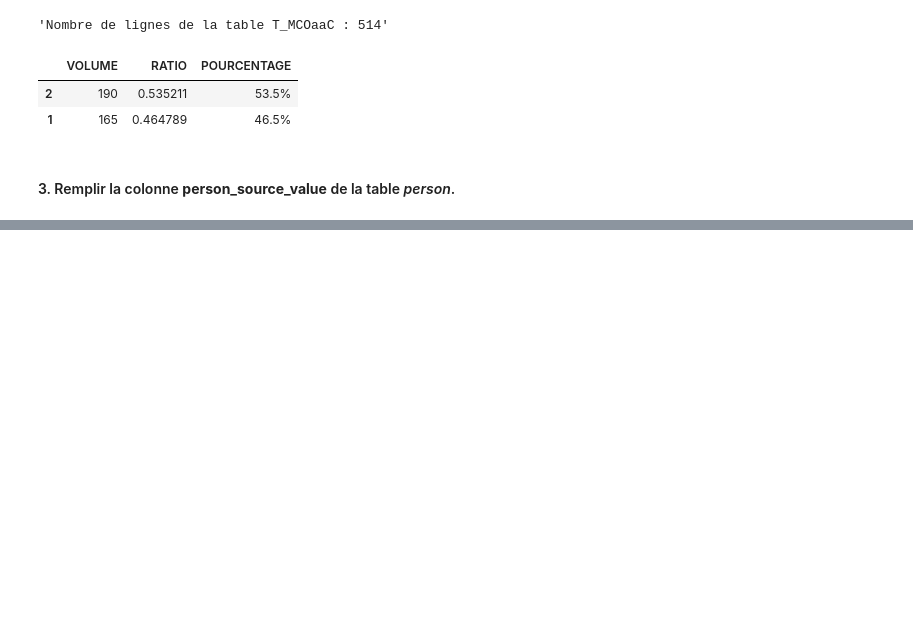
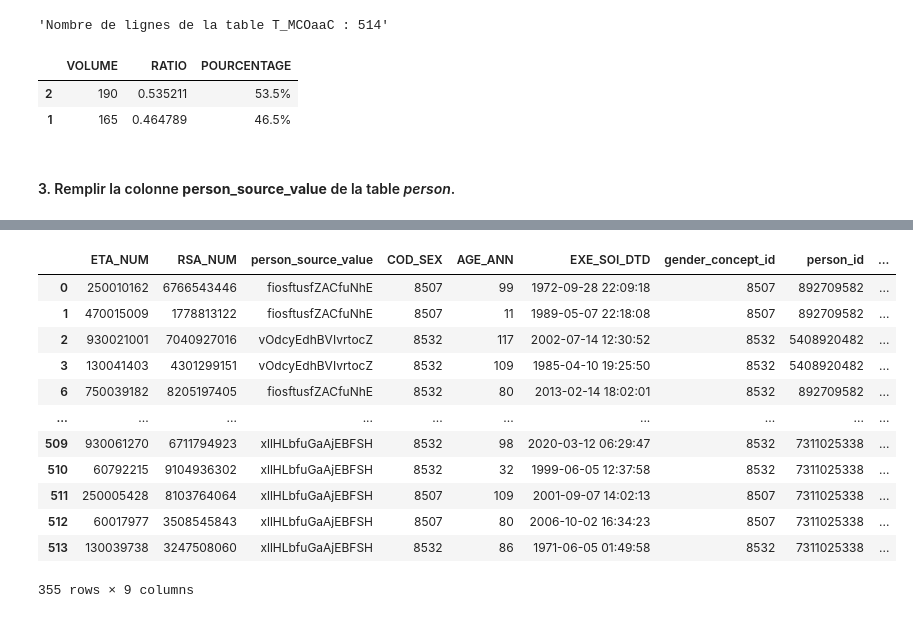
Before and after one commit to salishrodinger/Test_HDH, a Jupyter notebook: test_snds.ipynb, the cells around one changed output, grey strips where cells are left out. Saved outputs shown, nothing was run; the diff lists cells and outputs as text; code cells hidden in the pictures; blank space fills up the shorter version.

```diff
--- a/test_snds.ipynb
+++ b/test_snds.ipynb
@@ -107,0 +250,18 @@ pd.DataFrame({'VOLUME': volume, 'RATIO': ratio, 'POURCENTAGE': pourcentage})
+# %%
+# reformatage de la date de naissance
+cleaned_df2["EXE_SOI_DTD"] = pd.to_datetime(cleaned_df2['EXE_SOI_DTD'], format='%d%b%Y:%H:%M:%S')
+cleaned_df2
+# %% [output]
+|  | ETA_NUM | RSA_NUM | person_source_value | COD_SEX | AGE_ANN | EXE_SOI_DTD | gender_concept_id | person_id | ... |
+| 0 | 250010162 | 6766543446 | fiosftusfZACfuNhE | 8507 | 99 | 1972-09-28 22:09:18 | 8507 | 892709582 | ... |
+| 1 | 470015009 | 1778813122 | fiosftusfZACfuNhE | 8507 | 11 | 1989-05-07 22:18:08 | 8507 | 892709582 | ... |
+| 2 | 930021001 | 7040927016 | vOdcyEdhBVIvrtocZ | 8532 | 117 | 2002-07-14 12:30:52 | 8532 | 5408920482 | ... |
+| 3 | 130041403 | 4301299151 | vOdcyEdhBVIvrtocZ | 8532 | 109 | 1985-04-10 19:25:50 | 8532 | 5408920482 | ... |
+| 6 | 750039182 | 8205197405 | fiosftusfZACfuNhE | 8532 | 80 | 2013-02-14 18:02:01 | 8532 | 892709582 | ... |
+| ... | ... | ... | ... | ... | ... | ... | ... | ... | ... |
+| 509 | 930061270 | 6711794923 | xllHLbfuGaAjEBFSH | 8532 | 98 | 2020-03-12 06:29:47 | 8532 | 7311025338 | ... |
+| 510 | 60792215 | 9104936302 | xllHLbfuGaAjEBFSH | 8532 | 32 | 1999-06-05 12:37:58 | 8532 | 7311025338 | ... |
+| 511 | 250005428 | 8103764064 | xllHLbfuGaAjEBFSH | 8507 | 109 | 2001-09-07 14:02:13 | 8507 | 7311025338 | ... |
+| 512 | 60017977 | 3508545843 | xllHLbfuGaAjEBFSH | 8507 | 80 | 2006-10-02 16:34:23 | 8507 | 7311025338 | ... |
+| 513 | 130039738 | 3247508060 | xllHLbfuGaAjEBFSH | 8532 | 86 | 1971-06-05 01:49:58 | 8532 | 7311025338 | ... |
+355 rows × 9 columns
```
Also changed, not shown: parts of 23 cells of this notebook, 2 other files.
